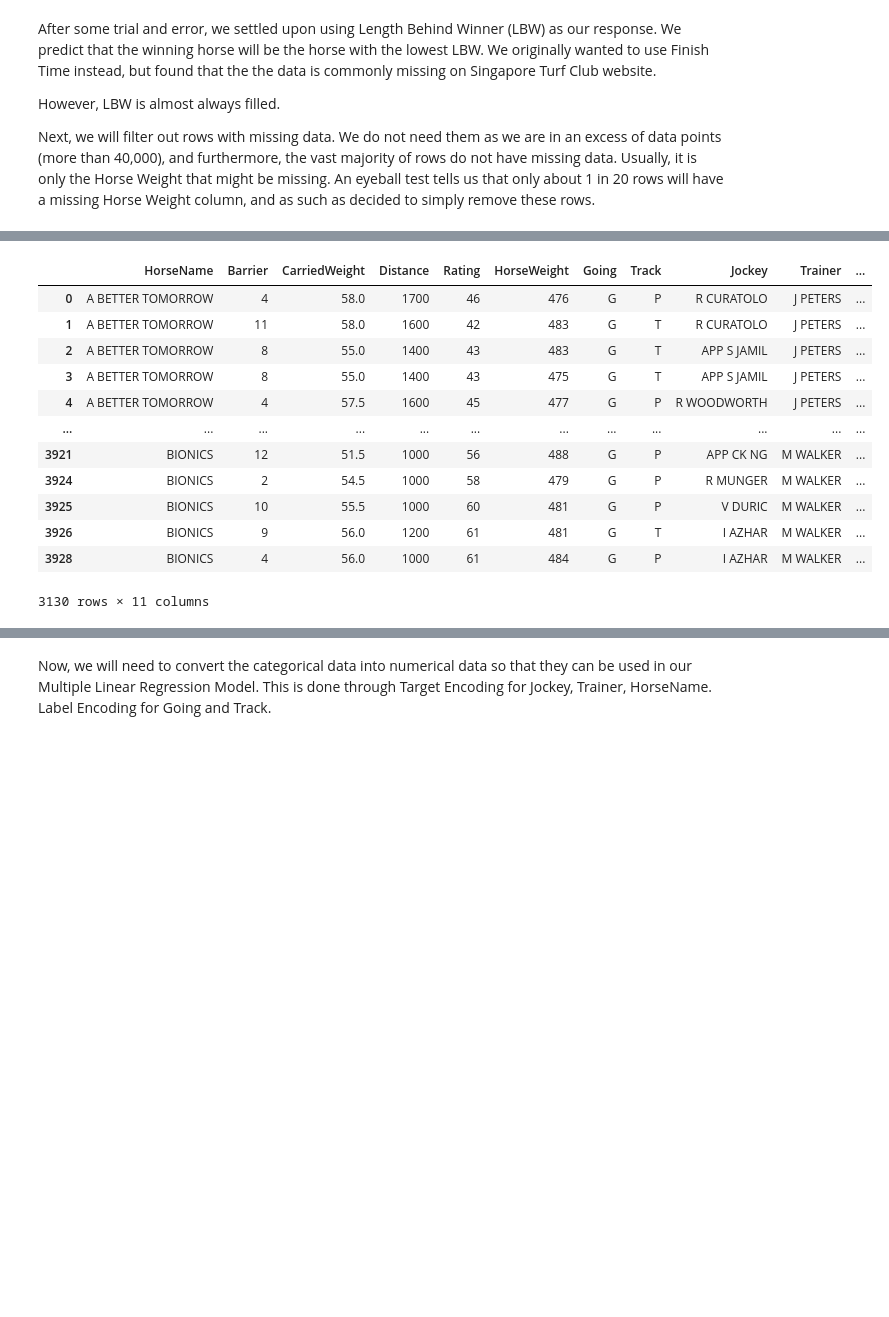
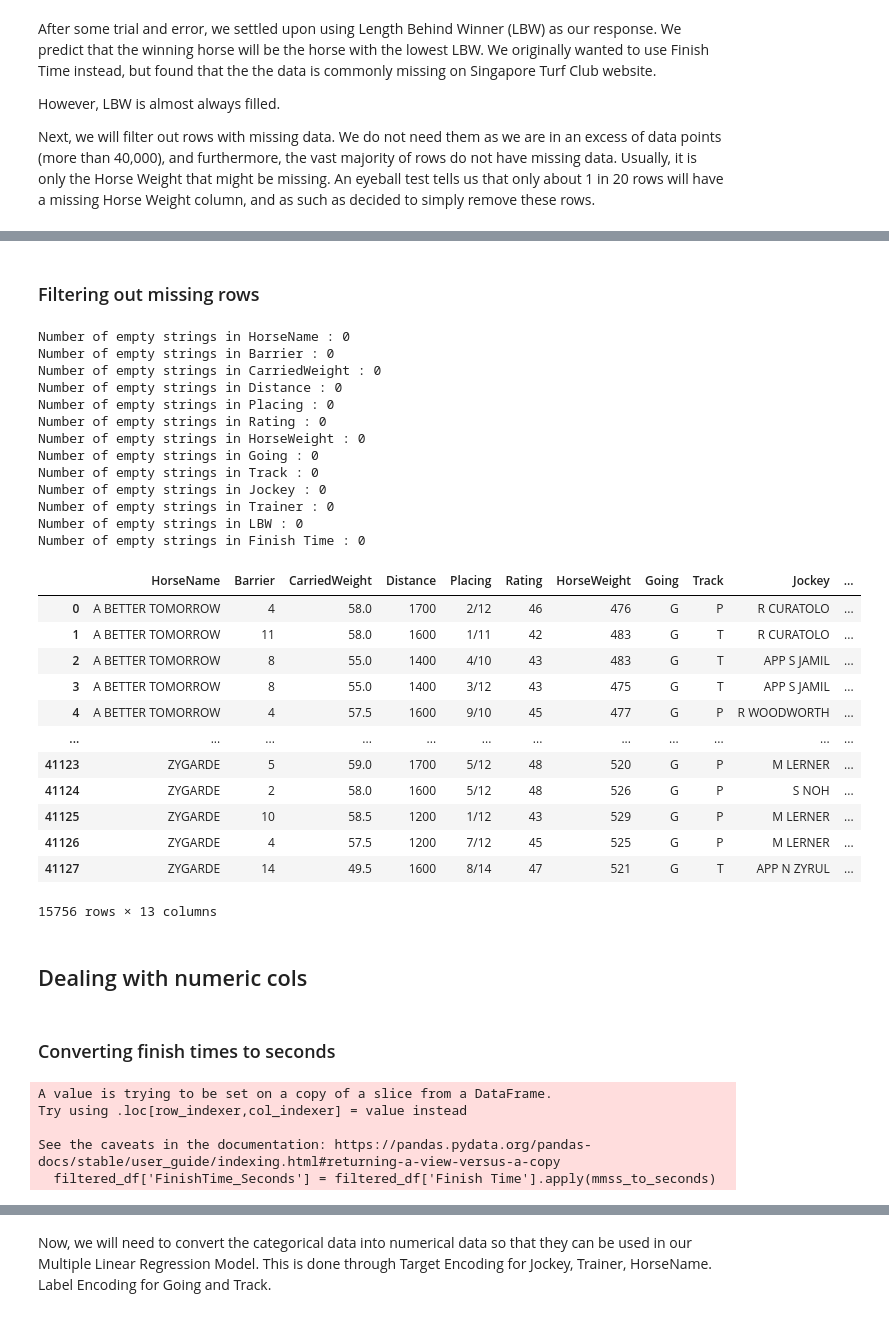
Before and after one commit to TAN-AIK-CHONG/Horse-Race-Prediction, a Jupyter notebook: data_collection (2).ipynb, the cells around one changed output, grey strips where cells are left out. Drawn from its saved outputs; the diff is of its cells as text; code cells hidden in the pictures; blank space fills up the shorter version.

Commit message:
Data cleaned for new JSON

```diff
--- a/data_collection (2).ipynb
+++ b/data_collection (2).ipynb
@@ -194,22 +206,72 @@ Columns to filter ['CarriedWeight', 'Rating', 'HorseWeight', 'Jockey', 'LBW']
+# %% [markdown]
+### Filtering out missing rows
 # %%
 #filter out rows of missing data from json
 # Create a boolean mask to identify rows with empty strings in multiple columns
-mask = (df['CarriedWeight'] != "") & (df['Rating'] != "") & (df['HorseWeight'] != "") & (df['Jockey'] != "") & (df['LBW'] != "")
+
+# Initialize mask with all True values
+mask = pd.Series(True, index=df.index)
+
+# Update mask for each column in filterCols
+for col in filterCols:
+    mask = mask & (df[col] != "")
+
 # Filter out rows with empty strings from the DataFrame
 filtered_df = df[mask]
 
+for column in filtered_df.columns:
+    empty_string_count = (filtered_df[column] == "").sum()
+    print("Number of empty strings in", column, ":", empty_string_count)
+    if(empty_string_count>0):
+        filterCols.append(column)
+
 filtered_df
 # %% [output]
+Number of empty strings in HorseName : 0
+Number of empty strings in Barrier : 0
+Number of empty strings in CarriedWeight : 0
+Number of empty strings in Distance : 0
+Number of empty strings in Placing : 0
+Number of empty strings in Rating : 0
+Number of empty strings in HorseWeight : 0
+Number of empty strings in Going : 0
+Number of empty strings in Track : 0
+Number of empty strings in Jockey : 0
+Number of empty strings in Trainer : 0
+Number of empty strings in LBW : 0
+Number of empty strings in Finish Time : 0
-|  | HorseName | Barrier | CarriedWeight | Distance | Rating | HorseWeight | Going | Track | Jockey | Trainer | ... |
-| 0 | A BETTER TOMORROW | 4 | 58.0 | 1700 | 46 | 476 | G | P | R CURATOLO | J PETERS | ... |
-| 1 | A BETTER TOMORROW | 11 | 58.0 | 1600 | 42 | 483 | G | T | R CURATOLO | J PETERS | ... |
-| 2 | A BETTER TOMORROW | 8 | 55.0 | 1400 | 43 | 483 | G | T | APP S JAMIL | J PETERS | ... |
-| 3 | A BETTER TOMORROW | 8 | 55.0 | 1400 | 43 | 475 | G | T | APP S JAMIL | J PETERS | ... |
-| 4 | A BETTER TOMORROW | 4 | 57.5 | 1600 | 45 | 477 | G | P | R WOODWORTH | J PETERS | ... |
+|  | HorseName | Barrier | CarriedWeight | Distance | Placing | Rating | HorseWeight | Going | Track | Jockey | ... |
+| 0 | A BETTER TOMORROW | 4 | 58.0 | 1700 | 2/12 | 46 | 476 | G | P | R CURATOLO | ... |
+| 1 | A BETTER TOMORROW | 11 | 58.0 | 1600 | 1/11 | 42 | 483 | G | T | R CURATOLO | ... |
+| 2 | A BETTER TOMORROW | 8 | 55.0 | 1400 | 4/10 | 43 | 483 | G | T | APP S JAMIL | ... |
+| 3 | A BETTER TOMORROW | 8 | 55.0 | 1400 | 3/12 | 43 | 475 | G | T | APP S JAMIL | ... |
+| 4 | A BETTER TOMORROW | 4 | 57.5 | 1600 | 9/10 | 45 | 477 | G | P | R WOODWORTH | ... |
 | ... | ... | ... | ... | ... | ... | ... | ... | ... | ... | ... | ... |
-| 3921 | BIONICS | 12 | 51.5 | 1000 | 56 | 488 | G | P | APP CK NG | M WALKER | ... |
-| 3924 | BIONICS | 2 | 54.5 | 1000 | 58 | 479 | G | P | R MUNGER | M WALKER | ... |
-| 3925 | BIONICS | 10 | 55.5 | 1000 | 60 | 481 | G | P | V DURIC | M WALKER | ... |
-| 3926 | BIONICS | 9 | 56.0 | 1200 | 61 | 481 | G | T | I AZHAR | M WALKER | ... |
-| 3928 | BIONICS | 4 | 56.0 | 1000 | 61 | 484 | G | P | I AZHAR | M WALKER | ... |
+| 41123 | ZYGARDE | 5 | 59.0 | 1700 | 5/12 | 48 | 520 | G | P | M LERNER | ... |
+| 41124 | ZYGARDE | 2 | 58.0 | 1600 | 5/12 | 48 | 526 | G | P | S NOH | ... |
+| 41125 | ZYGARDE | 10 | 58.5 | 1200 | 1/12 | 43 | 529 | G | P | M LERNER | ... |
+| 41126 | ZYGARDE | 4 | 57.5 | 1200 | 7/12 | 45 | 525 | G | P | M LERNER | ... |
+| 41127 | ZYGARDE | 14 | 49.5 | 1600 | 8/14 | 47 | 521 | G | T | APP N ZYRUL | ... |
-3130 rows × 11 columns
+15756 rows × 13 columns
+# %% [markdown]
+## Dealing with numeric cols
+# %% [markdown]
+### Converting finish times to seconds
+# %%
+# Function to convert mm:ss format to total seconds
+def mmss_to_seconds(time_str):
+    if isinstance(time_str, str) and ':' in time_str:  # Check if the value is a string and contains the ':' delimiter
+        minutes, seconds = map(float, time_str.split(':'))
+        return minutes * 60.0 + seconds
+    else:
+        # Handle cases where the value is not in the expected format
+        return None  # Or any other appropriate action
+
+# Apply the function to the FinishingTime column
+filtered_df['FinishTime_Seconds'] = filtered_df['Finish Time'].apply(mmss_to_seconds)
+# %% [output]
+A value is trying to be set on a copy of a slice from a DataFrame.
+Try using .loc[row_indexer,col_indexer] = value instead
+
+See the caveats in the documentation: https://pandas.pydata.org/pandas-docs/stable/user_guide/indexing.html#returning-a-view-versus-a-copy
+  filtered_df['FinishTime_Seconds'] = filtered_df['Finish Time'].apply(mmss_to_seconds)
```
Also changed, not shown: parts of 20 cells of this notebook, 1 other file.
